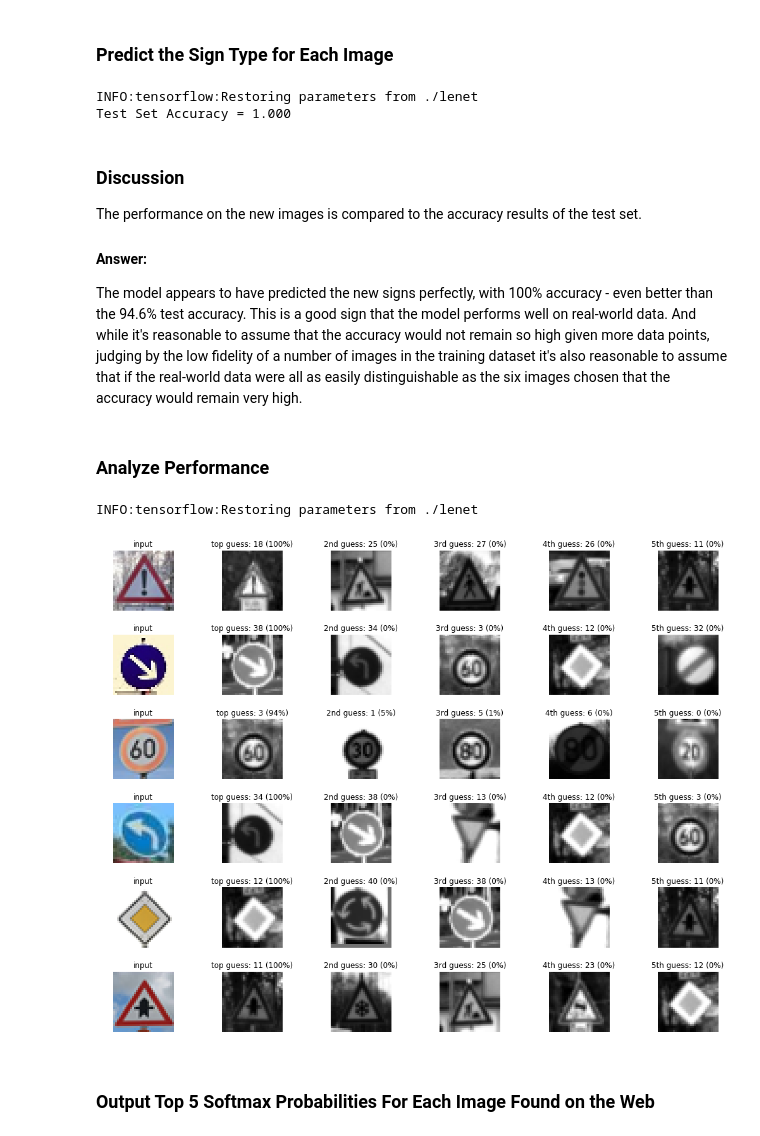
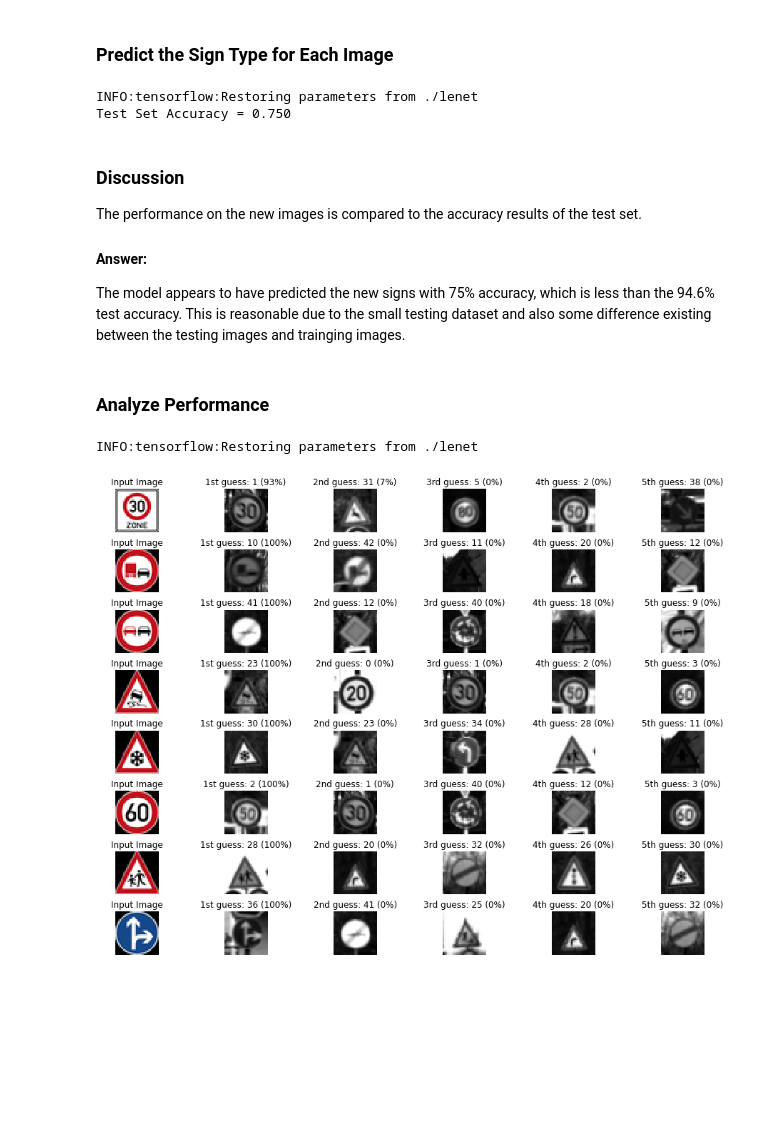
Before and after one commit to yizonggen/CarND-Traffic-Sign-Classifier-Project, a Jupyter notebook: Traffic_Sign_Classifier.ipynb, the cells around one changed output. Saved outputs shown, nothing was run; the diff lists cells and outputs as text; code cells hidden in the pictures; blank space fills up the shorter version.

```diff
--- a/Traffic_Sign_Classifier.ipynb
+++ b/Traffic_Sign_Classifier.ipynb
@@ -580,18 +383,19 @@ with tf.Session() as sess:
     sess.run(tf.global_variables_initializer())
     num_examples = len(X_train)
 
-    print("Training...")
-    print()
-    for i in range(EPOCHS):
+    print("Start Training Process ....")
+    maximum_validation_acc = 0
+    for i in range(epochs):
         X_train, y_train = shuffle(X_train, y_train)
-        for offset in range(0, num_examples, BATCH_SIZE):
-            end = offset + BATCH_SIZE
+        for offset in range(0, num_examples, batch_size):
+            end = offset + batch_size
             batch_x, batch_y = X_train[offset:end], y_train[offset:end]
-            sess.run(training_operation, feed_dict={x: batch_x, y: batch_y, keep_prob: 0.5})
+            sess.run(training_operation, feed_dict={x: batch_x, y: batch_y, keep_prob: 0.7})
 
         validation_accuracy = evaluate(X_validation, y_validation)
-        print("EPOCH {}: Validation Accuracy = {:.3f}".format(i+1, validation_accuracy))
-
-    saver.save(sess, 'lenet')
-    print("Model saved")
+        print("Epoch {}: Validation Accuracy = {:.3f}".format(i+1, validation_accuracy))
+        if validation_accuracy>maximum_validation_acc:
+            maximum_validation_acc = validation_accuracy
+            saver.save(sess, './lenet')
+            print("Model saved")
 # %% [output]
@@ -687,18 +512,15 @@ Nothing in particular sticks out that I think would make classification difficul
 ### Make sure to pre-process the images with the same pre-processing pipeline used earlier.
 ### Feel free to use as many code cells as needed.
 
-my_labels = [18, 38, 3, 34, 12, 11]
-
-
 with tf.Session() as sess:
     sess.run(tf.global_variables_initializer())
     saver3 = tf.train.import_meta_graph('./lenet.meta')
     saver3.restore(sess, "./lenet")
-    my_accuracy = evaluate(my_images_normalized, my_labels)
+    my_accuracy = evaluate(images_normalized, labels)
     print("Test Set Accuracy = {:.3f}".format(my_accuracy))
 # %% [output]
 INFO:tensorflow:Restoring parameters from ./lenet
-Test Set Accuracy = 1.000
+Test Set Accuracy = 0.750
 # %% [markdown]
 ### Discussion
 
@@ -706,7 +528,7 @@ The performance on the new images is compared to the accuracy results of the tes
 
 #### Answer:
 
-The model appears to have predicted the new signs perfectly, with 100% accuracy - even better than the 94.6% test accuracy. This is a good sign that the model performs well on real-world data. And while it's reasonable to assume that the accuracy would not remain so high given more data points, judging by the low fidelity of a number of images in the training dataset it's also reasonable to assume that if the real-world data were all as easily distinguishable as the six images chosen that the accuracy would remain very high.
+The model appears to have predicted the new signs with 75% accuracy, which is less than the 94.6% test accuracy. This is reasonable due to the small testing dataset and also some difference existing between the testing images and trainging images.
 # %% [markdown]
 ### Analyze Performance
 # %%
@@ -716,50 +538,47 @@ The model appears to have predicted the new signs perfectly, with 100% accuracy
 softmax_logits = tf.nn.softmax(logits)
 top_k = tf.nn.top_k(softmax_logits, k=5)
 
-
 with tf.Session() as sess:
     sess.run(tf.global_variables_initializer())
     saver = tf.train.import_meta_graph('./lenet.meta')
     saver.restore(sess, "./lenet")
-    my_softmax_logits = sess.run(softmax_logits, feed_dict={x: my_images_normalized, keep_prob: 1.0})
-    my_top_k = sess.run(top_k, feed_dict={x: my_images_normalized, keep_prob: 1.0})
+    my_softmax_logits = sess.run(softmax_logits, feed_dict={x: images_normalized, keep_prob: 1.0})
+    my_top_k = sess.run(top_k, feed_dict={x: images_normalized, keep_prob: 1.0})
 
-
-    fig, axs = plt.subplots(len(my_images),6, figsize=(18, 14))
-    fig.subplots_adjust(hspace = .4, wspace=.2)
+    plt.rcParams.update({'font.size': 10})
+    fig, axs = plt.subplots(len(images),6, figsize=(16, 12))
+    fig.subplots_adjust(hspace = .4)
     axs = axs.ravel()
 
-    for i, image in enumerate(my_images):
+    for i, image in enumerate(images):
         axs[6*i].axis('off')
-        axs[6*i].imshow(cv2.cvtColor(image, cv2.COLOR_BGR2RGB))
-        axs[6*i].set_title('input')
+        axs[6*i].imshow(image)
+        axs[6*i].set_title('Input Image')
         guess1 = my_top_k[1][i][0]
         index1 = np.argwhere(y_validation == guess1)[0]
         axs[6*i+1].axis('off')
         axs[6*i+1].imshow(X_validation[index1].squeeze(), cmap='gray')
-        axs[6*i+1].set_title('top guess: {} ({:.0f}%)'.format(guess1, 100*my_top_k[0][i][0]))
+        axs[6*i+1].set_title('1st guess: {} ({:.0f}%)'.format(guess1, 100*my_top_k[0][i][0]))
         guess2 = my_top_k[1][i][1]
         index2 = np.argwhere(y_validation == guess2)[0]
         axs[6*i+2].axis('off')
         axs[6*i+2].imshow(X_validation[index2].squeeze(), cmap='gray')
         axs[6*i+2].set_title('2nd guess: {} ({:.0f}%)'.format(guess2, 100*my_top_k[0][i][1]))
         guess3 = my_top_k[1][i][2]
         index3 = np.argwhere(y_validation == guess3)[0]
         axs[6*i+3].axis('off')
         axs[6*i+3].imshow(X_validation[index3].squeeze(), cmap='gray')
         axs[6*i+3].set_title('3rd guess: {} ({:.0f}%)'.format(guess3, 100*my_top_k[0][i][2]))
         guess4 = my_top_k[1][i][3]
         index4 = np.argwhere(y_validation == guess4)[0]
         axs[6*i+4].axis('off')
         axs[6*i+4].imshow(X_validation[index4].squeeze(), cmap='gray')
         axs[6*i+4].set_title('4th guess: {} ({:.0f}%)'.format(guess4, 100*my_top_k[0][i][3]))
         guess5 = my_top_k[1][i][4]
         index5 = np.argwhere(y_validation == guess5)[0]
         axs[6*i+5].axis('off')
         axs[6*i+5].imshow(X_validation[index5].squeeze(), cmap='gray')
         axs[6*i+5].set_title('5th guess: {} ({:.0f}%)'.format(guess5, 100*my_top_k[0][i][4]))
 # %% [output]
 INFO:tensorflow:Restoring parameters from ./lenet
-[figure, old version]
+[figure, new version]
-# %% [markdown]
-### Output Top 5 Softmax Probabilities For Each Image Found on the Web
```
Also changed, not shown: parts of 39 cells of this notebook, 31 other files.
